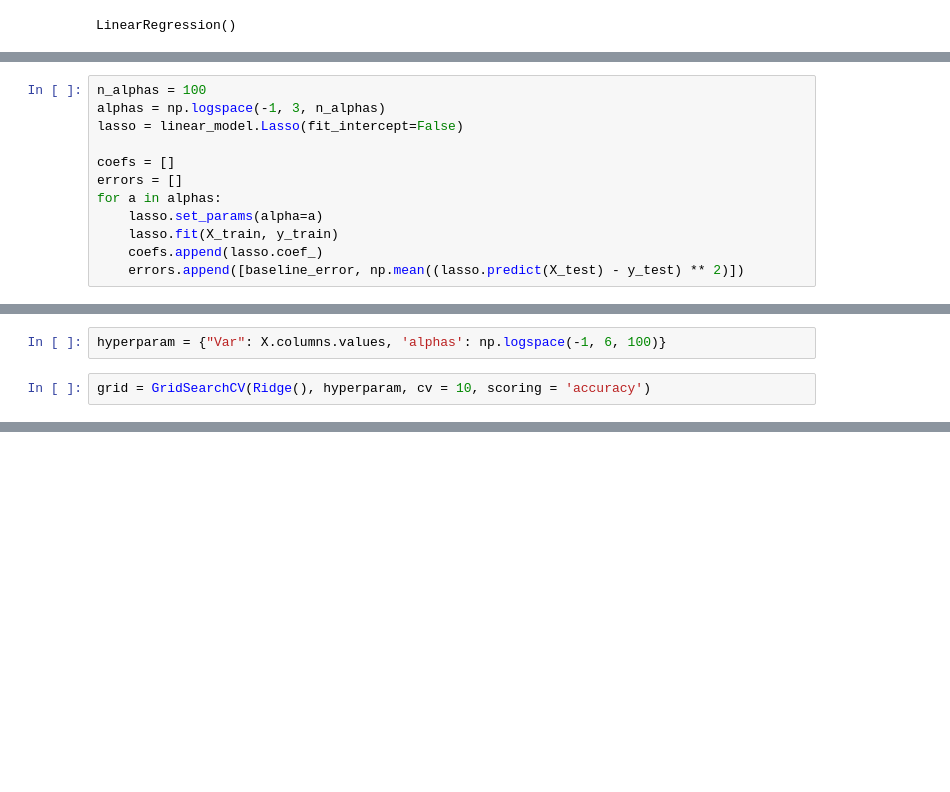
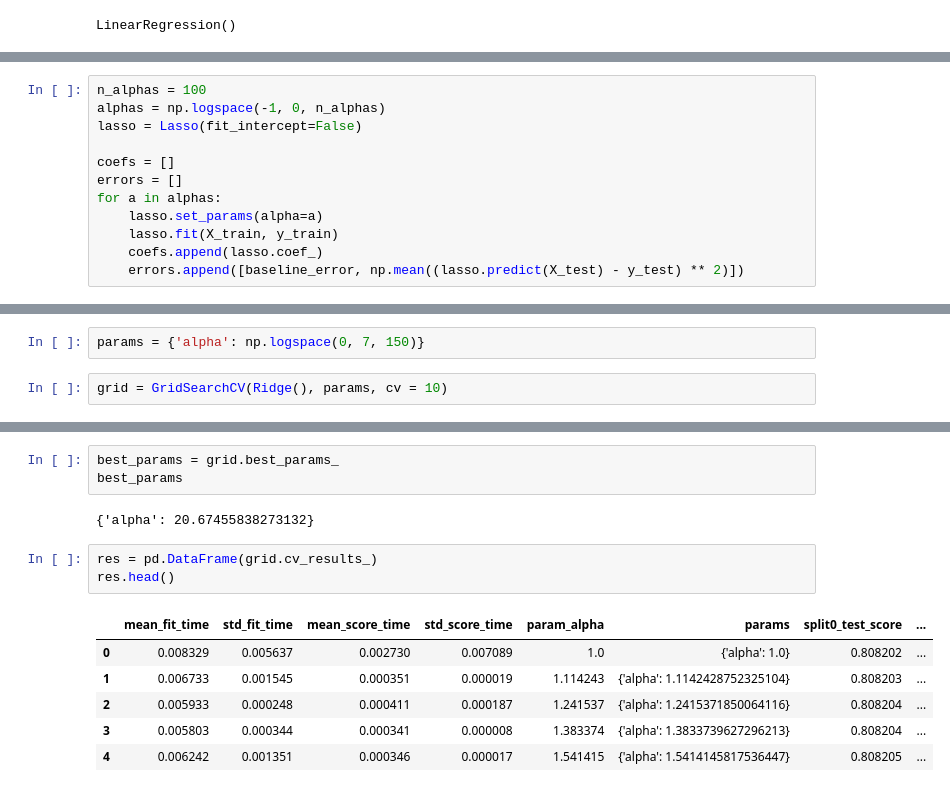
Before and after one commit to ThomasMeb/Anticiper_besoins_des_batiments, a Jupyter notebook: EmissionsCO2.ipynb, the cells around one changed output, grey strips where cells are left out. Saved outputs shown, nothing was run; the diff lists cells and outputs as text; blank space fills up the shorter version.

```diff
--- a/EmissionsCO2.ipynb
+++ b/EmissionsCO2.ipynb
@@ -192,7 +212,7 @@ mean_squared_error(y_test, ridge.predict(X_test), squared=False)
 # %%
 n_alphas = 100
-alphas = np.logspace(-1, 3, n_alphas)
-lasso = linear_model.Lasso(fit_intercept=False)
+alphas = np.logspace(-1, 0, n_alphas)
+lasso = Lasso(fit_intercept=False)
 
 coefs = []
 errors = []
@@ -267,7 +267,7 @@ array(['Age', 'NumberofBuildings', 'NumberofFloors', 'PropertyGFATotal',
 # %%
-hyperparam = {"Var": X.columns.values, 'alphas': np.logspace(-1, 6, 100)}
+params = {'alpha': np.logspace(0, 7, 150)}
 # %%
-grid = GridSearchCV(Ridge(), hyperparam, cv = 10, scoring = 'accuracy')
+grid = GridSearchCV(Ridge(), params, cv = 10)
 # %%
 grid.fit(X_train, y_train)
 # %% [output]
@@ -274,0 +287,15 @@ TypeError: Parameter grid is not a dict (0.1)
+# %%
+best_params = grid.best_params_
+best_params
+# %% [output]
+{'alpha': 20.67455838273132}
+# %%
+res = pd.DataFrame(grid.cv_results_)
+res.head()
+# %% [output]
+|  | mean_fit_time | std_fit_time | mean_score_time | std_score_time | param_alpha | params | split0_test_score | ... |
+| 0 | 0.008329 | 0.005637 | 0.002730 | 0.007089 | 1.0 | {'alpha': 1.0} | 0.808202 | ... |
+| 1 | 0.006733 | 0.001545 | 0.000351 | 0.000019 | 1.114243 | {'alpha': 1.1142428752325104} | 0.808203 | ... |
+| 2 | 0.005933 | 0.000248 | 0.000411 | 0.000187 | 1.241537 | {'alpha': 1.2415371850064116} | 0.808204 | ... |
+| 3 | 0.005803 | 0.000344 | 0.000341 | 0.000008 | 1.383374 | {'alpha': 1.3833739627296213} | 0.808204 | ... |
+| 4 | 0.006242 | 0.001351 | 0.000346 | 0.000017 | 1.541415 | {'alpha': 1.5414145817536447} | 0.808205 | ... |
```
Also changed, not shown: parts of 45 cells of this notebook.
